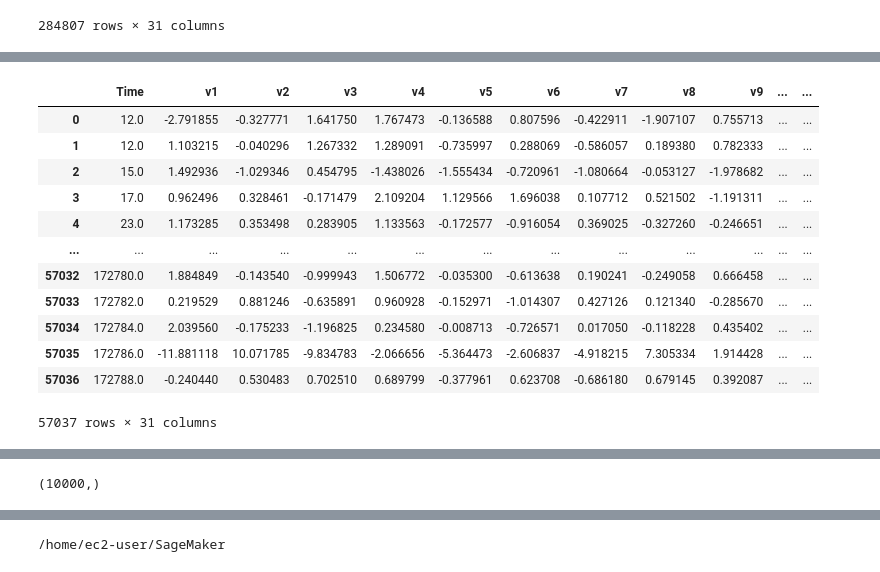
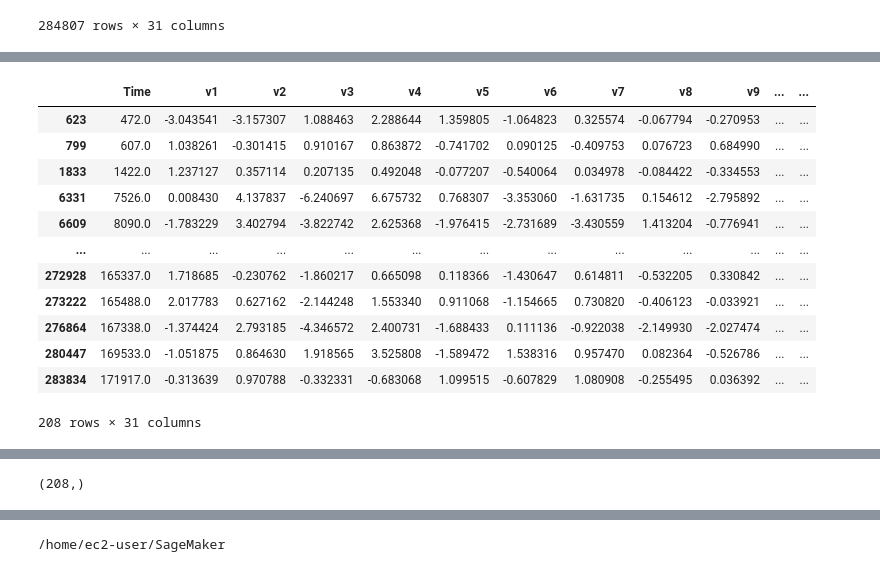
Before and after one commit to conorhamill36/CreditCardFraud, a Jupyter notebook: CreditCardFraud.ipynb, the cells around one changed output, grey strips where cells are left out. Saved outputs shown, nothing was run; the diff lists cells and outputs as text; code cells hidden in the pictures.

```diff
--- a/CreditCardFraud.ipynb
+++ b/CreditCardFraud.ipynb
@@ -369,21 +369,21 @@ xgb_predictor = xgb.deploy(initial_instance_count=1,instance_type='ml.m4.xlarge'
 # %%
 #Preparing data to test the model
-test_data = test_data.drop(['index'], axis=1)
+# test_data = test_data.drop(['index'], axis=1)
 test_data
 # %% [output]
 |  | Time | v1 | v2 | v3 | v4 | v5 | v6 | v7 | v8 | v9 | ... | ... |
-| 0 | 12.0 | -2.791855 | -0.327771 | 1.641750 | 1.767473 | -0.136588 | 0.807596 | -0.422911 | -1.907107 | 0.755713 | ... | ... |
-| 1 | 12.0 | 1.103215 | -0.040296 | 1.267332 | 1.289091 | -0.735997 | 0.288069 | -0.586057 | 0.189380 | 0.782333 | ... | ... |
-| 2 | 15.0 | 1.492936 | -1.029346 | 0.454795 | -1.438026 | -1.555434 | -0.720961 | -1.080664 | -0.053127 | -1.978682 | ... | ... |
-| 3 | 17.0 | 0.962496 | 0.328461 | -0.171479 | 2.109204 | 1.129566 | 1.696038 | 0.107712 | 0.521502 | -1.191311 | ... | ... |
-| 4 | 23.0 | 1.173285 | 0.353498 | 0.283905 | 1.133563 | -0.172577 | -0.916054 | 0.369025 | -0.327260 | -0.246651 | ... | ... |
+| 623 | 472.0 | -3.043541 | -3.157307 | 1.088463 | 2.288644 | 1.359805 | -1.064823 | 0.325574 | -0.067794 | -0.270953 | ... | ... |
+| 799 | 607.0 | 1.038261 | -0.301415 | 0.910167 | 0.863872 | -0.741702 | 0.090125 | -0.409753 | 0.076723 | 0.684990 | ... | ... |
+| 1833 | 1422.0 | 1.237127 | 0.357114 | 0.207135 | 0.492048 | -0.077207 | -0.540064 | 0.034978 | -0.084422 | -0.334553 | ... | ... |
+| 6331 | 7526.0 | 0.008430 | 4.137837 | -6.240697 | 6.675732 | 0.768307 | -3.353060 | -1.631735 | 0.154612 | -2.795892 | ... | ... |
+| 6609 | 8090.0 | -1.783229 | 3.402794 | -3.822742 | 2.625368 | -1.976415 | -2.731689 | -3.430559 | 1.413204 | -0.776941 | ... | ... |
 | ... | ... | ... | ... | ... | ... | ... | ... | ... | ... | ... | ... | ... |
-| 57032 | 172780.0 | 1.884849 | -0.143540 | -0.999943 | 1.506772 | -0.035300 | -0.613638 | 0.190241 | -0.249058 | 0.666458 | ... | ... |
-| 57033 | 172782.0 | 0.219529 | 0.881246 | -0.635891 | 0.960928 | -0.152971 | -1.014307 | 0.427126 | 0.121340 | -0.285670 | ... | ... |
-| 57034 | 172784.0 | 2.039560 | -0.175233 | -1.196825 | 0.234580 | -0.008713 | -0.726571 | 0.017050 | -0.118228 | 0.435402 | ... | ... |
-| 57035 | 172786.0 | -11.881118 | 10.071785 | -9.834783 | -2.066656 | -5.364473 | -2.606837 | -4.918215 | 7.305334 | 1.914428 | ... | ... |
-| 57036 | 172788.0 | -0.240440 | 0.530483 | 0.702510 | 0.689799 | -0.377961 | 0.623708 | -0.686180 | 0.679145 | 0.392087 | ... | ... |
+| 272928 | 165337.0 | 1.718685 | -0.230762 | -1.860217 | 0.665098 | 0.118366 | -1.430647 | 0.614811 | -0.532205 | 0.330842 | ... | ... |
+| 273222 | 165488.0 | 2.017783 | 0.627162 | -2.144248 | 1.553340 | 0.911068 | -1.154665 | 0.730820 | -0.406123 | -0.033921 | ... | ... |
+| 276864 | 167338.0 | -1.374424 | 2.793185 | -4.346572 | 2.400731 | -1.688433 | 0.111136 | -0.922038 | -2.149930 | -2.027474 | ... | ... |
+| 280447 | 169533.0 | -1.051875 | 0.864630 | 1.918565 | 3.525808 | -1.589472 | 1.538316 | 0.957470 | 0.082364 | -0.526786 | ... | ... |
+| 283834 | 171917.0 | -0.313639 | 0.970788 | -0.332331 | -0.683068 | 1.099515 | -0.607829 | 1.080908 | -0.255495 | 0.036392 | ... | ... |
-57037 rows × 31 columns
+208 rows × 31 columns
 # %%
 !pip install --upgrade sagemaker
 # %% [output]
@@ -410,15 +410,18 @@ test_data_array = test_data[:10000].drop(['Class'], axis=1).values
 test_data_array.shape
 # xgb_predictor.content_type = 'text/csv' # set the data type for an inference
 #sagemaker.predictor.csv_serializer is now sagemaker.serializers.CSVSerializer()
+
 #set the serializer type for a csv file
 xgb_predictor.serializer = sagemaker.serializers.CSVSerializer()
+
 # predict using the model
 predictions = xgb_predictor.predict(test_data_array).decode('utf-8')
+
 # and turn the prediction into an array
 predictions_array = np.fromstring(predictions[1:], sep=',')
 print(predictions_array.shape)
 # %% [output]
-(10000,)
+(208,)
 # %%
 #Setting up confusion matrix
 con_mat = pd.crosstab(index=test_data[:10000]['Class'], columns=np.round(predictions_array), rownames=['Observed'], colnames=['Predicted'])
```
Also changed, not shown: parts of 4 cells of this notebook.
